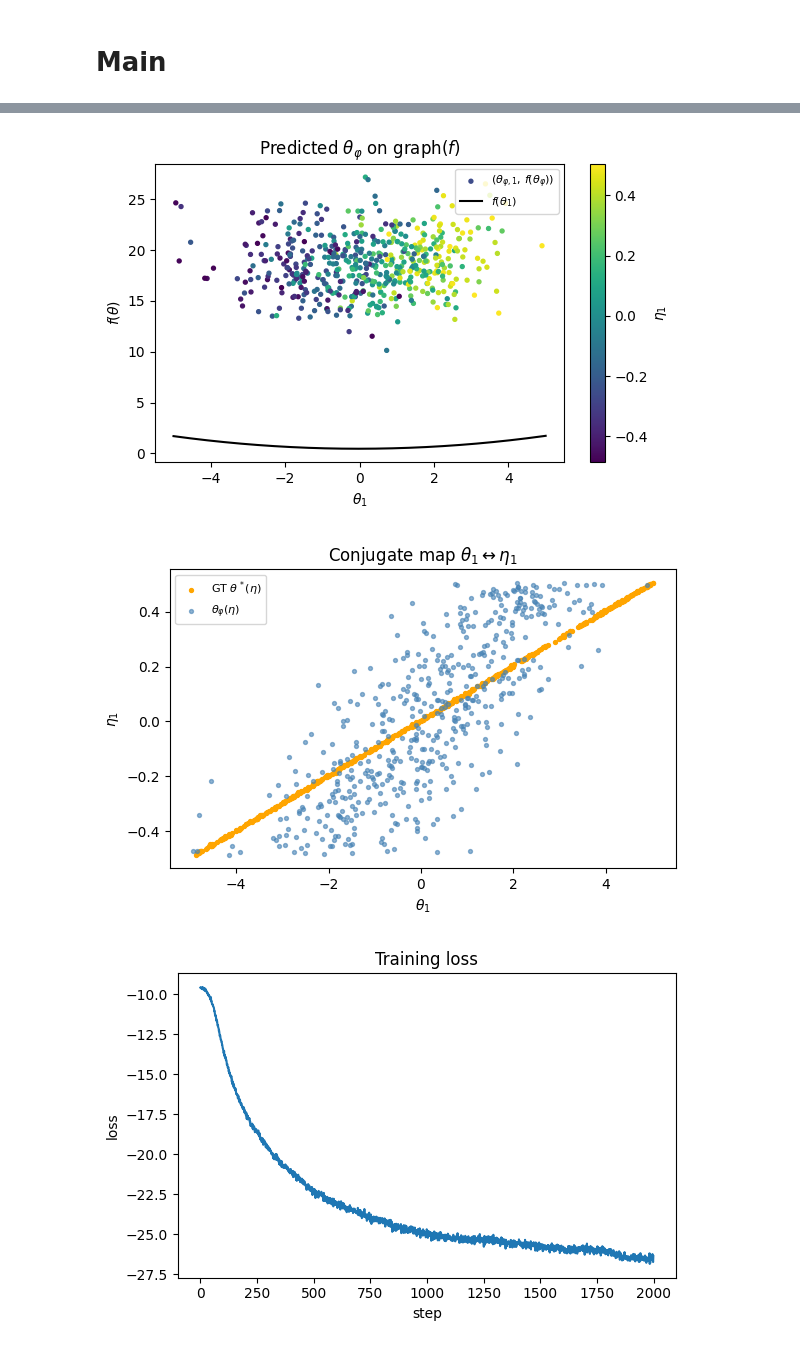
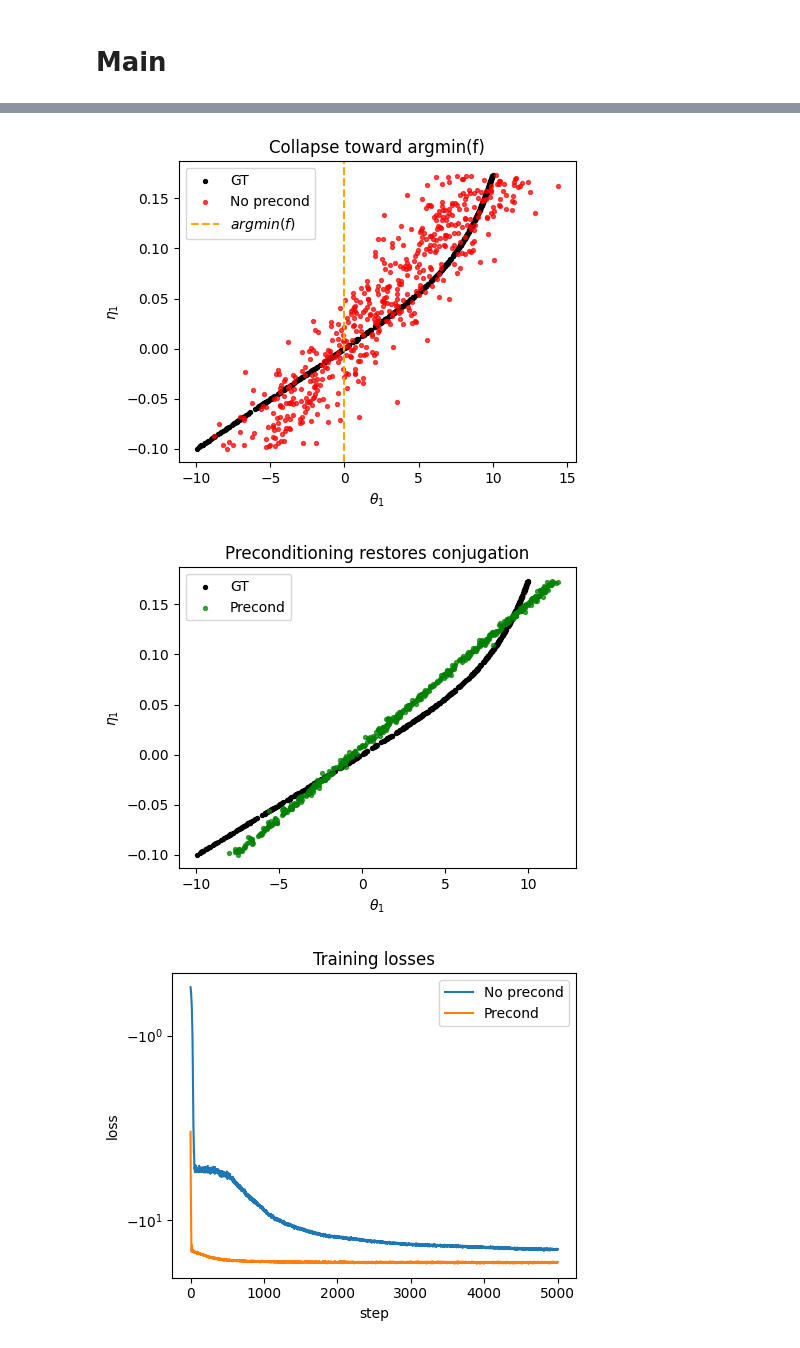
Before and after one commit to basileplus/neural_LFT, a Jupyter notebook: neural_LFT.ipynb, the cells around one changed output, grey strips where cells are left out. Drawn from its saved outputs; the diff is of its cells as text; code cells hidden in the pictures.

Commit message:
add experiment 5 with badly scaled function. Not really convincing but figure is useful

```diff
--- a/neural_LFT.ipynb
+++ b/neural_LFT.ipynb
@@ -105,7 +105,7 @@ def ground_truth_conjugate(f, eta, n_steps=1500, lr=0.05, clip=5.0):
 
 We start from a range of $\theta$ from which we want to sample. We deduce the corresponding range of $\eta$ that will be used as input of our neural network
 # %%
-def compute_eta_range(f, d, theta_lo=-5.0, theta_hi=5.0, n_samples=500):
+def compute_eta_range(f, d, theta_lo=-10.0, theta_hi=10.0, n_samples=500):
     thetas = torch.rand(n_samples, d, device=device) * (theta_hi - theta_lo) + theta_lo
     thetas.requires_grad_(True)
     grads = torch.autograd.grad(f(thetas).sum(), thetas)[0].detach()
@@ -876,30 +1024,34 @@ if __name__ == "__main__":
     #torch.manual_seed(0)
     d=128
     # Experiment 1 — baseline on a random ICNN (d=4)
-    f = experiment1_baseline(d=d)
+    # f = experiment1_baseline(d=d)
 
-    # Safety check : plot f along θ₁
-    theta_line = torch.zeros(200, d, device=device)
-    theta_line[:, 0] = torch.linspace(-5, 5, 200, device=device)
-
-    with torch.no_grad():
-        f_values = f(theta_line).squeeze().cpu()
-
-    plt.figure(figsize=(6,4))
-    plt.plot(theta_line[:, 0].cpu(), f_values)
-    plt.xlabel(r"$\theta_1$")
-    plt.ylabel(r"$f(\theta)$")
-    plt.title(r"Safety check: slice of $f$ along $\theta_1$")
-    plt.grid(True)
-    plt.show()
+    # # Safety check : plot f along θ₁
+    # theta_line = torch.zeros(200, d, device=device)
+    # theta_line[:, 0] = torch.linspace(-5, 5, 200, device=device)
+    # with torch.no_grad():
+    #     f_values = f(theta_line).squeeze().cpu()
+    # plt.figure(figsize=(6,4))
+    # plt.plot(theta_line[:, 0].cpu(), f_values)
+    # plt.xlabel(r"$\theta_1$")
+    # plt.ylabel(r"$f(\theta)$")
+    # plt.title(r"Safety check: slice of $f$ along $\theta_1$")
+    # plt.grid(True)
+    # plt.show()
 
     # Experiment 2 — Hessian preconditioning on the same f
-    experiment2_preconditioning(f=f, d=d)
+    # experiment2_preconditioning(f=f, d=d)
 
     # Experiment 3 — benchmark on 5 explicit convex functions (d=2)
-    #experiment3_multifunctions(d=2)
+    # experiment3_multifunctions(d=16)
 
     # Experiment 4 — matrix vs naive loss timing
     #experiment4_matrix_timing()
+
+    # Experiment 5 - scale imbalance
+    experiment5_scale_imbalance(
+      d=64,
+      scale=0.01
+    )
 # %% [output]
 ====================
@@ -919,3 +1074,3 @@ Experiment 1 — Baseline conjugation (no preconditioning)
-[figure, old version]
+[figure, new version]
-[figure, old version]
+[figure, new version]
-[figure, old version]
+[figure, new version]
```
Also changed, not shown: parts of 6 cells of this notebook.
